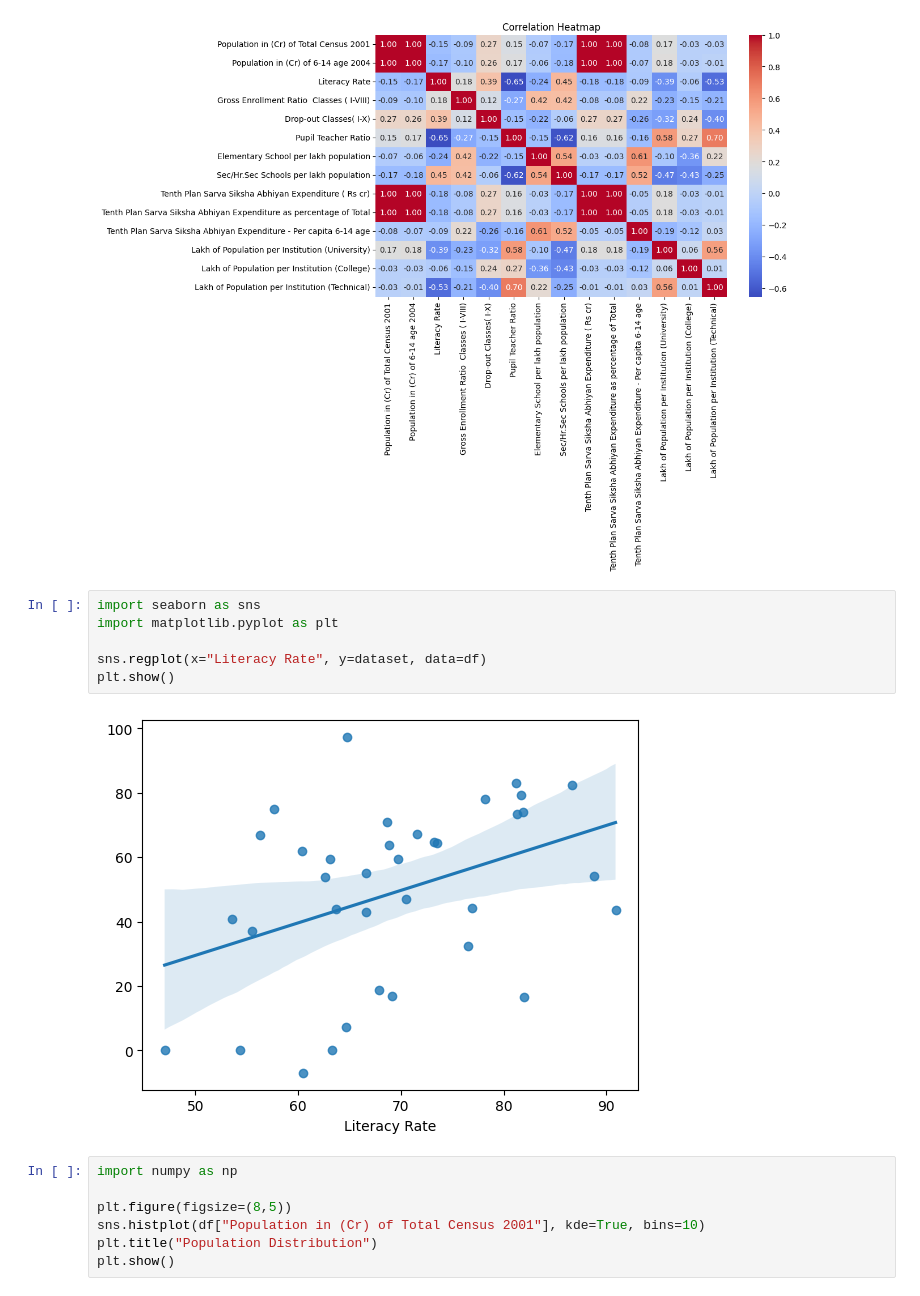
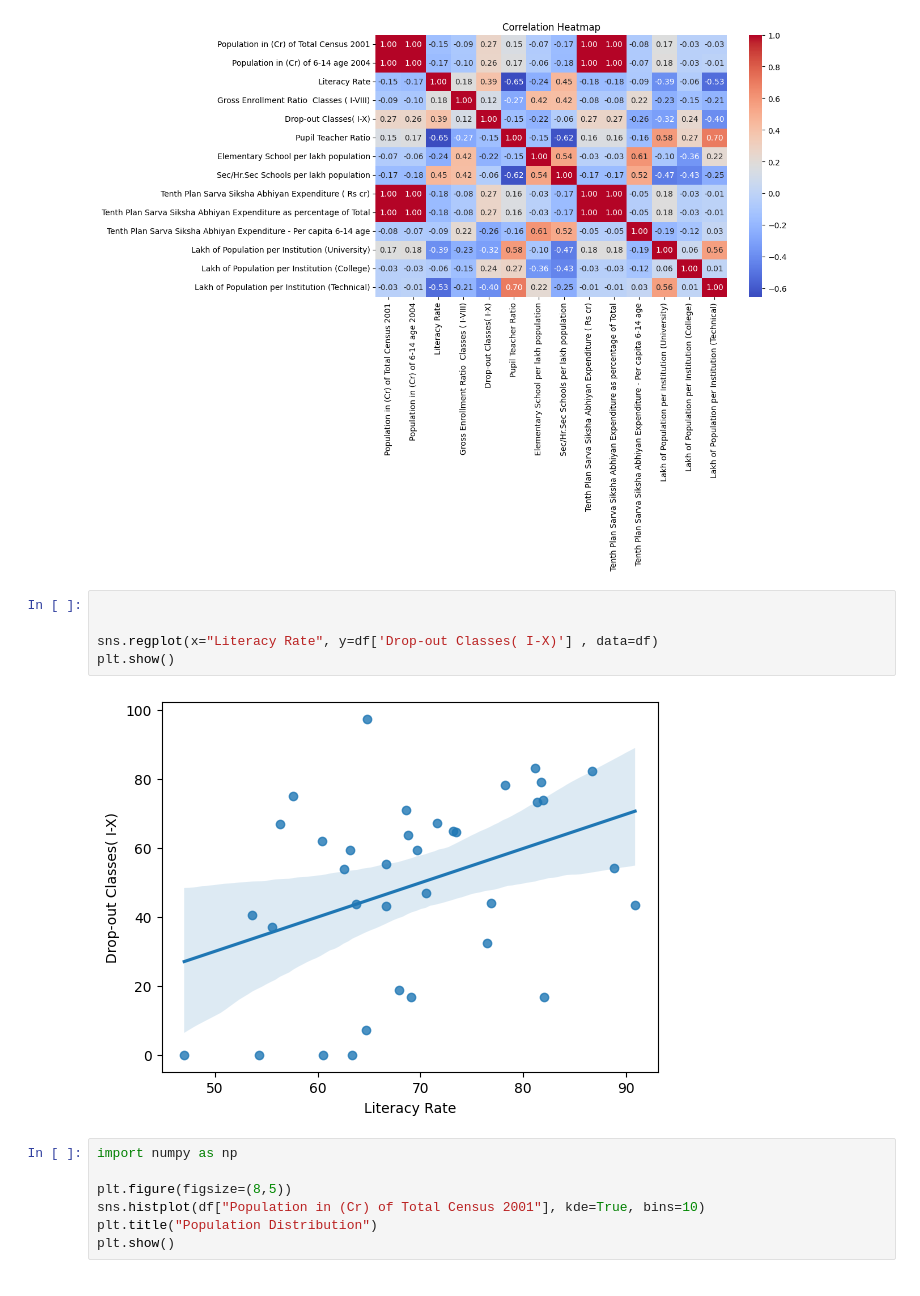
Before and after one commit to Mayank4543/Educationstatistic, a Jupyter notebook: Education.ipynb, the cells around one changed output. Drawn from its saved outputs; the diff is of its cells as text.

Commit message:
working on ploting the data

```diff
--- a/Education.ipynb
+++ b/Education.ipynb
@@ -133,13 +170,12 @@ plt.show()
 # %% [output]
 [figure]
 # %%
-import seaborn as sns
-import matplotlib.pyplot as plt
 
-sns.regplot(x="Literacy Rate", y=dataset, data=df)
+
+sns.regplot(x="Literacy Rate", y=df['Drop-out Classes( I-X)'] , data=df)
 plt.show()
 # %% [output]
-[figure, old version]
+[figure, new version]
 # %%
 import numpy as np
 
```
Also changed, not shown: parts of 11 cells of this notebook, 2 other files.
